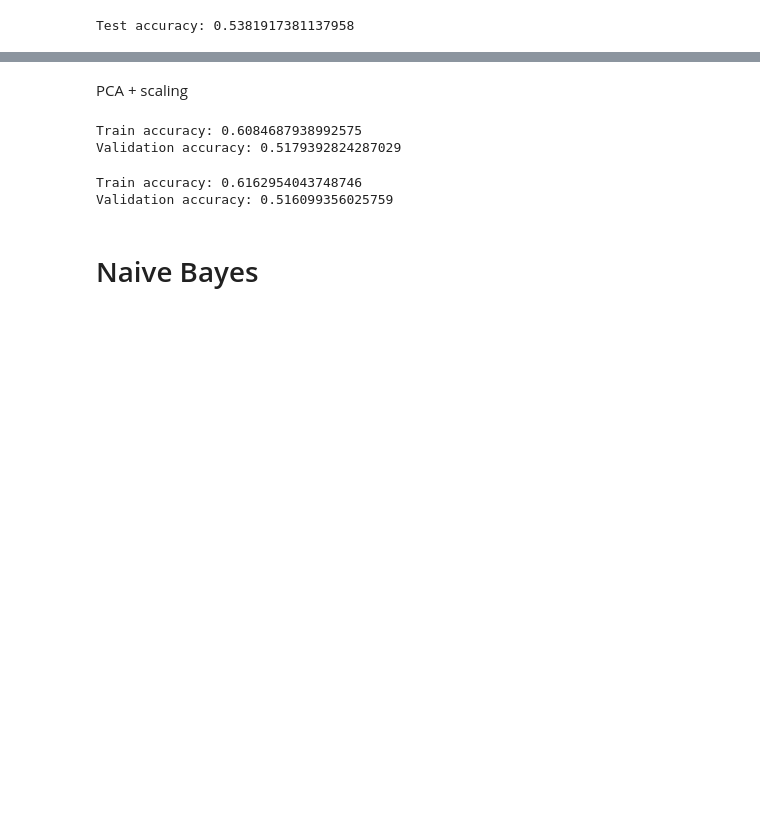
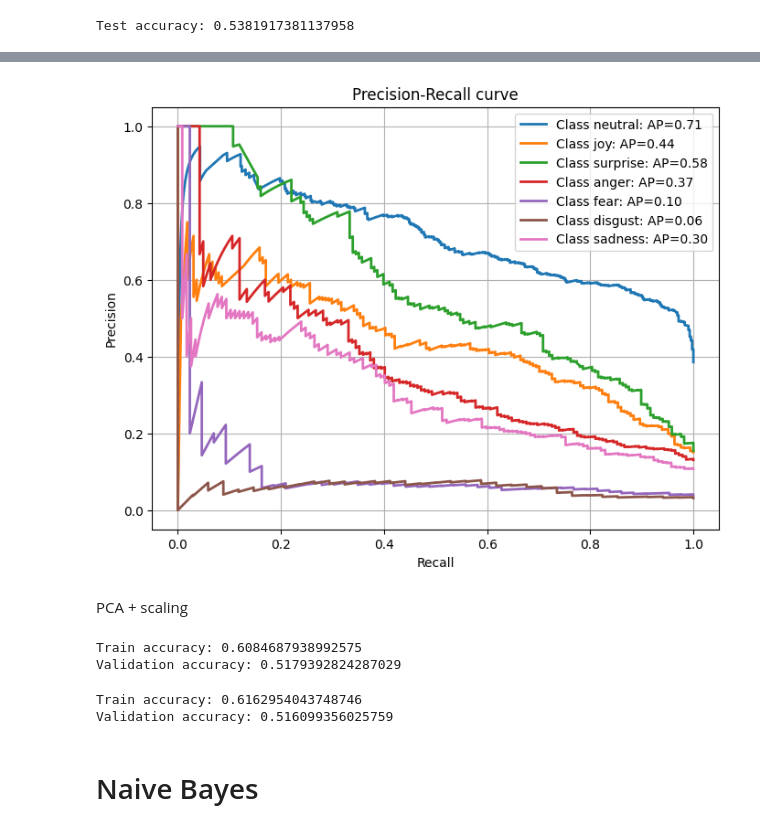
Before and after one commit to teostereciu/mc-ecpe, a Jupyter notebook: notebooks/best.ipynb, the cells around one changed output, grey strips where cells are left out. Saved outputs shown, nothing was run; the diff lists cells and outputs as text; code cells hidden in the pictures; blank space fills up the shorter version.

```diff
--- a/notebooks/best.ipynb
+++ b/notebooks/best.ipynb
@@ -393,3 +418,34 @@ Test accuracy: 0.5381917381137958
+# %%
+def plot_precision_recall(y_true, y_pred):
+    precision = dict()
+    recall = dict()
+    average_precision = dict()
+    for i in range(num_classes):
+        precision[i], recall[i], _ = precision_recall_curve(y_true[:, i], y_pred[:, i])
+        average_precision[i] = auc(recall[i], precision[i])
+
+    plt.figure(figsize=(8, 6))
+    for i in range(num_classes):
+        plt.plot(recall[i], precision[i], lw=2, label='Class {}: AP={:.2f}'.format(index_to_label[i], average_precision[i]))
+
+    plt.xlabel('Recall')
+    plt.ylabel('Precision')
+    plt.title('Precision-Recall curve')
+    plt.legend(loc='best')
+    plt.grid(True)
+    plt.show()
+# %%
+from sklearn.linear_model import LogisticRegression
+from sklearn.metrics import precision_recall_curve
+from sklearn.metrics import auc
+import matplotlib.pyplot as plt
+
+y_val_pred_prob = logreg.predict_proba(pool_embs_val)
+
+
+plot_precision_recall(y_val_text_onehot, y_val_pred_prob)
+# %% [output]
+[figure, added]
 # %% [markdown]
 PCA + scaling
 # %%
```
Also changed, not shown: parts of 36 cells of this notebook, 2 other files.
